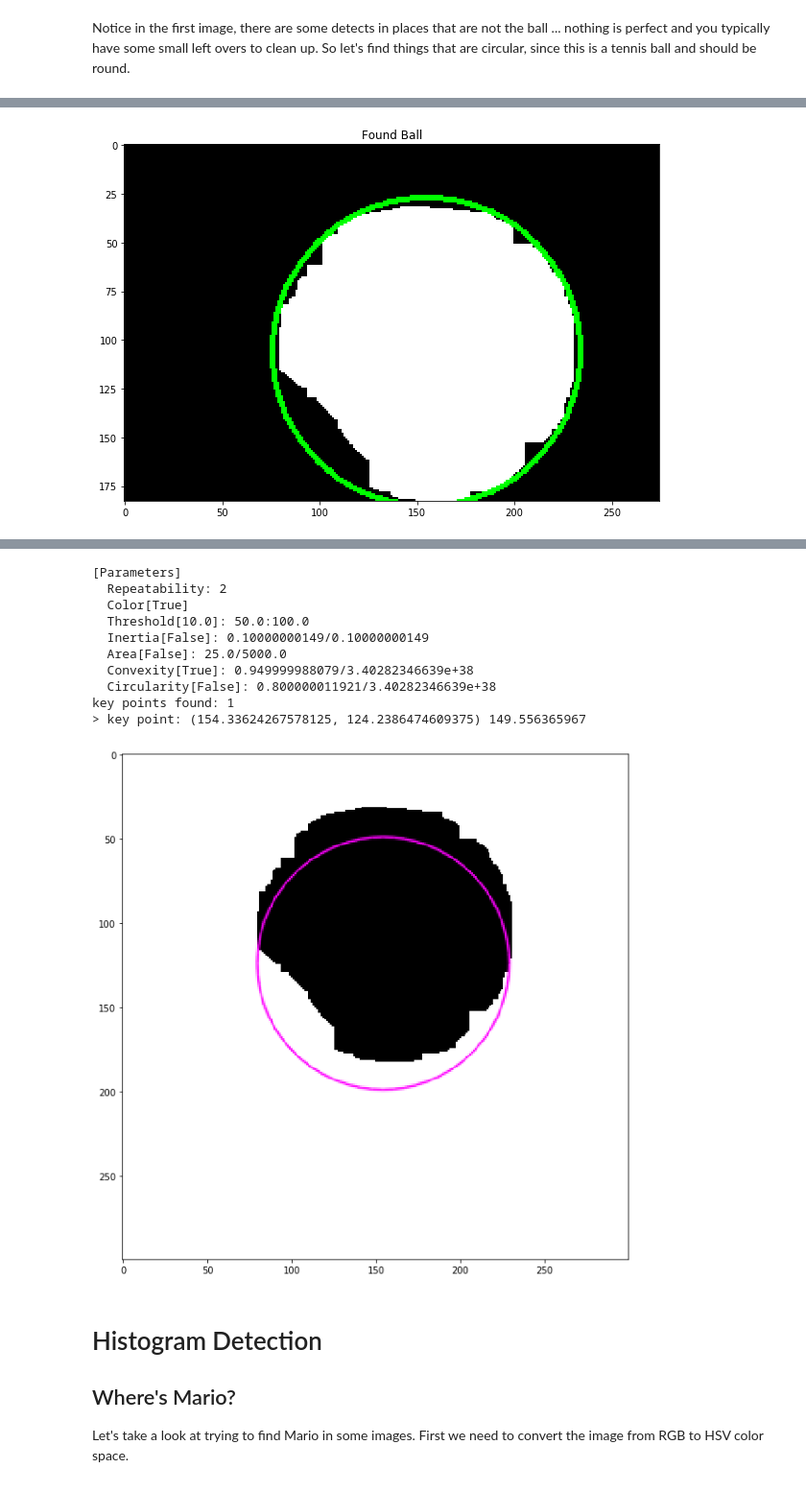
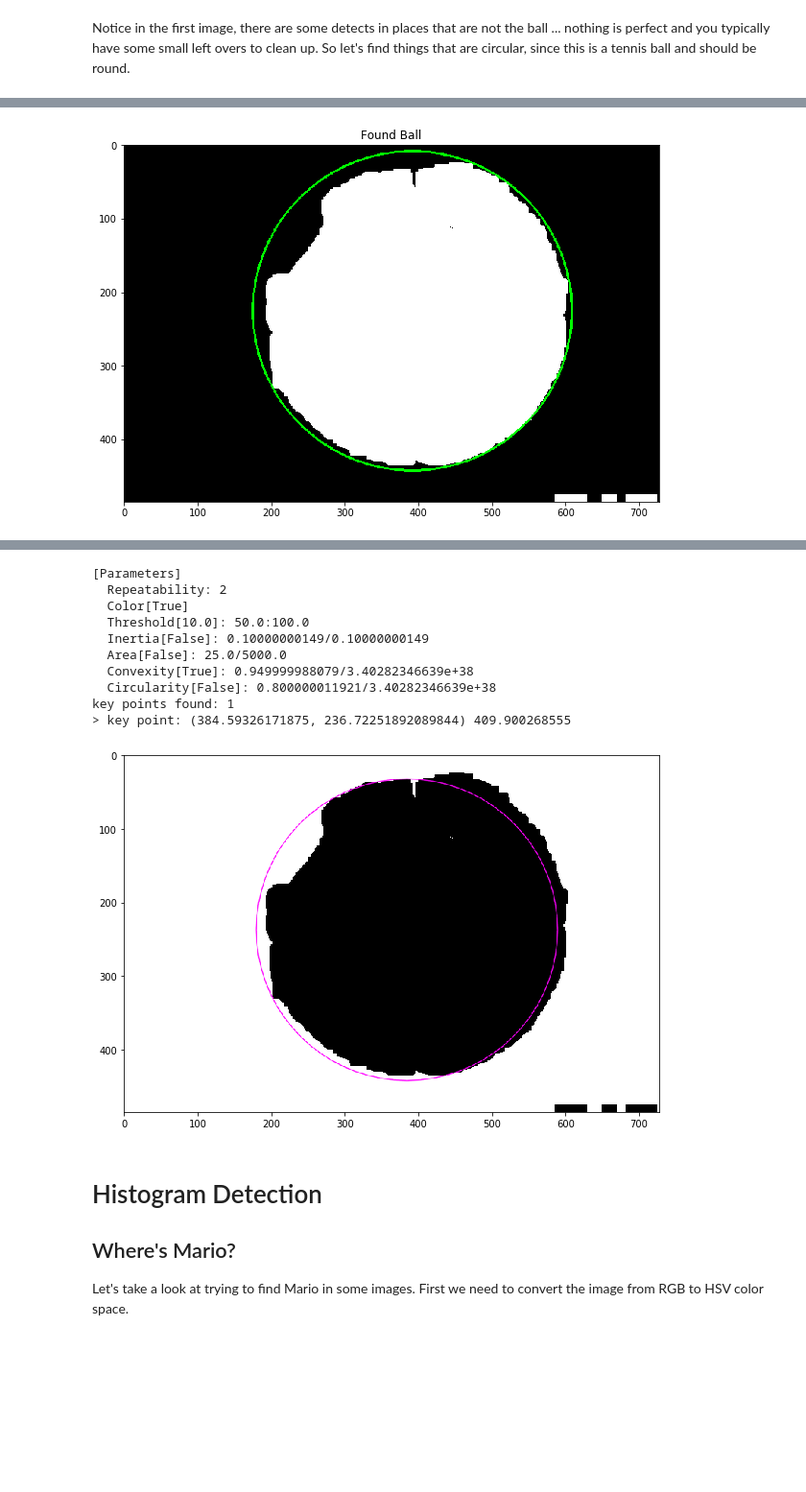
Before and after one commit to MarsUniversity/ece387-robotics, a Jupyter notebook: website/block_3_vision/lsn20/lsn20.ipynb, the cells around one changed output, grey strips where cells are left out. Shown at 96% size. Cells and saved outputs as stored; diff of their text form; code cells hidden in the pictures; blank space fills up the shorter version.

```diff
--- a/website/block_3_vision/lsn20/lsn20.ipynb
+++ b/website/block_3_vision/lsn20/lsn20.ipynb
@@ -45,7 +50,8 @@ Steps:
 Note, step 3 and 4 (erode then dilate) was also called openning when we talked about morphological operators earlier.
 # %%
 # read in image and convert to HSV
-im = cv2.imread('tennis/tennis_test.jpg')
+# im = cv2.imread('tennis/tennis_test.jpg')
+im = cv2.imread('tennis/test6.jpg')
 hsv = cv2.cvtColor(im, cv2.COLOR_BGR2HSV)
 
 plt.subplot(1,2,1)
@@ -80,6 +90,6 @@ plt.title('Erode');
 # %%
 # close up small holes
-dilate = cv2.dilate(erode, None, iterations=4)
+dilate = cv2.dilate(erode, None, iterations=8)
 plt.imshow(dilate, cmap='gray')
 plt.title('Dilate');
 
@@ -116,7 +126,7 @@ cv2.circle(cmask,(x,y),radius,(0,255,0),2)
 plt.imshow(cmask)
 plt.title('Found Ball');
 # %% [output]
-[figure, old version]
+[figure, new version]
 # %% [markdown]
 # Blob Detection
 
@@ -240,48 +250,48 @@ params.filterByArea = False
 params.filterByInertia = False
 # params.minInertiaRatio = 0.01
 
-inv_mask2 = 255-mask
-inv_mask = 255*np.ones((300,300), dtype=np.uint8)
+# inv_mask2 = 255-mask
+# inv_mask = 255*np.ones((300,300), dtype=np.uint8)
 # print(inv_mask.shape)
 
 
-inv_mask[0:183, 0:275] = inv_mask2
-# inv_mask = inv_mask2
+# inv_mask[0:183, 0:275] = inv_mask2
+inv_mask = 255-mask
 
 printParams(params)
 
 detector = cv2.SimpleBlobDetector_create(params)
 
 keypoints = detector.detect(inv_mask)
 print('key points found: {}'.format(len(keypoints)))
 for k in keypoints:
     print('> key point: {} {}'.format(k.pt, k.size))
 #     print(k.size)
 #     print(k.pt)
 #     cv2.circle(blob_img, (int(k.pt[0]), int(k.pt[1])), int(k.size), (255,0,255))
 
 blob_img = cv2.cvtColor(inv_mask,cv2.COLOR_GRAY2RGB)
 
 im_with_keypoints = cv2.drawKeypoints(
     blob_img,
     keypoints,
     None,  # output image
     (255,0,255),
     cv2.DRAW_MATCHES_FLAGS_DRAW_RICH_KEYPOINTS)
 
 plt.imshow(im_with_keypoints);
 # %% [output]
 [Parameters]
   Repeatability: 2
   Color[True]
   Threshold[10.0]: 50.0:100.0
   Inertia[False]: 0.10000000149/0.10000000149
   Area[False]: 25.0/5000.0
   Convexity[True]: 0.949999988079/3.40282346639e+38
   Circularity[False]: 0.800000011921/3.40282346639e+38
 key points found: 1
-> key point: (154.33624267578125, 124.2386474609375) 149.556365967
+> key point: (384.59326171875, 236.72251892089844) 409.900268555
-[figure, old version]
+[figure, new version]
 # %% [markdown]
 # Histogram Detection
 
```
Also changed, not shown: parts of 10 cells of this notebook, 5 other files.
